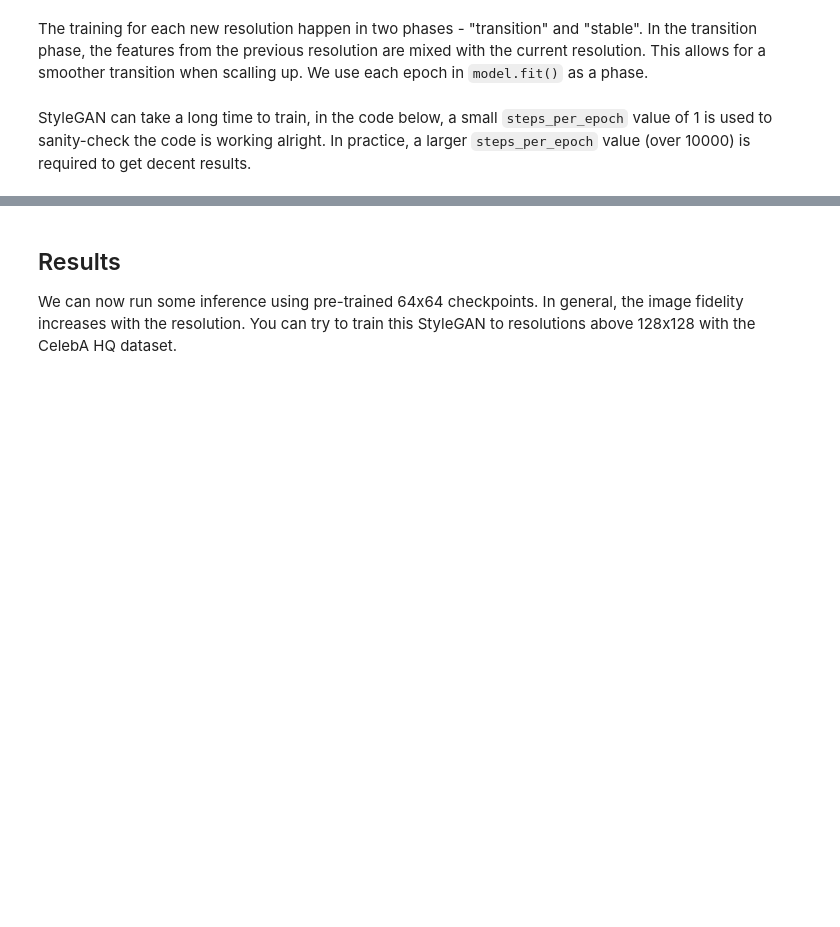
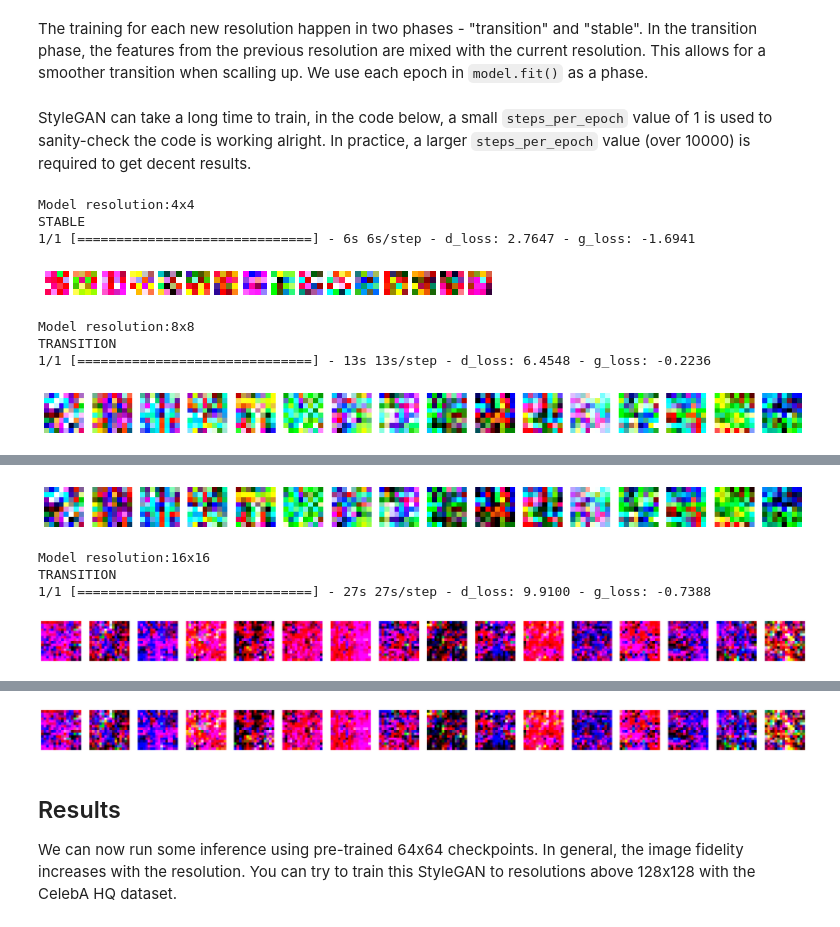
Before and after one commit to keras-team/keras-io, a Jupyter notebook: examples/generative/ipynb/stylegan.ipynb, the cells around one changed output, grey strips where cells are left out. Cells and saved outputs as stored; diff of their text form; code cells hidden in the pictures; blank space fills up the shorter version.

```diff
--- a/examples/generative/ipynb/stylegan.ipynb
+++ b/examples/generative/ipynb/stylegan.ipynb
@@ -53,11 +59,25 @@ batch_sizes = {2: 16, 3: 16, 4: 16, 5: 16, 6: 16, 7: 8, 8: 4, 9: 2, 10: 1}
 train_step_ratio = {k: batch_sizes[2] / v for k, v in batch_sizes.items()}
 
 
-ds_train = tfds.load("celeb_a", split="train")
+os.makedirs("celeba_gan")
+
+url = "https://drive.google.com/uc?id=1O7m1010EJjLE5QxLZiM9Fpjs7Oj6e684"
+output = "celeba_gan/data.zip"
+gdown.download(url, output, quiet=True)
+
+with ZipFile("celeba_gan/data.zip", "r") as zipobj:
+    zipobj.extractall("celeba_gan")
+
+# Create a dataset from our folder, and rescale the images to the [0-1] range:
+
+ds_train = keras.preprocessing.image_dataset_from_directory(
+    "celeba_gan", label_mode=None, image_size=(64, 64), batch_size=32
+)
+ds_train = ds_train.map(lambda x: x / 255.0)
 
 
-def resize_image(res, sample):
-    image = sample["image"]
+
+def resize_image(res, image):
     # only donwsampling, so use nearest neighbor that is faster to run
     image = tf.image.resize(
         image, (res, res), method=tf.image.ResizeMethod.NEAREST_NEIGHBOR
@@ -68,6 +88,6 @@ def resize_image(res, sample):
 
 def create_dataloader(res):
     batch_size = batch_sizes[log2(res)]
-    dl = ds_train.map(partial(resize_image, res), num_parallel_calls=tf.data.AUTOTUNE)
+    dl = ds_train.map(partial(resize_image, res), num_parallel_calls=tf.data.AUTOTUNE).unbatch()
     dl = dl.shuffle(200).batch(batch_size, drop_remainder=True).prefetch(1).repeat()
     return dl
@@ -680,4 +702,13 @@ value of 1 is used to sanity-check the code is working alright. In practice, a l
 `steps_per_epoch` value (over 10000)
 is required to get decent results.
 # %%
-train(start_res=4, target_res=16, steps_per_epoch=1, display_images=False)
+train(start_res=4, target_res=16, steps_per_epoch=1, display_images=True)
+# %% [output]
+Model resolution:4x4
+STABLE
+1/1 [==============================] - 6s 6s/step - d_loss: 2.7647 - g_loss: -1.6941
+[figure, added]
+Model resolution:8x8
+TRANSITION
+1/1 [==============================] - 13s 13s/step - d_loss: 6.4548 - g_loss: -0.2236
+[figure, added]
@@ -683,0 +717,5 @@ train(start_res=4, target_res=16, steps_per_epoch=1, display_images=False)
+[figure, added]
+Model resolution:16x16
+TRANSITION
+1/1 [==============================] - 27s 27s/step - d_loss: 9.9100 - g_loss: -0.7388
+[figure, added]
@@ -684,3 +725,4 @@ train(start_res=4, target_res=16, steps_per_epoch=1, display_images=False)
+[figure, added]
 # %% [markdown]
 ## Results
 
```
Also changed, not shown: parts of 7 cells of this notebook.
